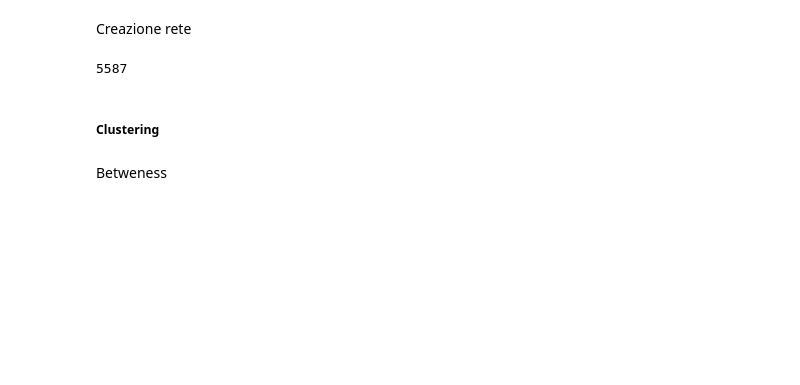
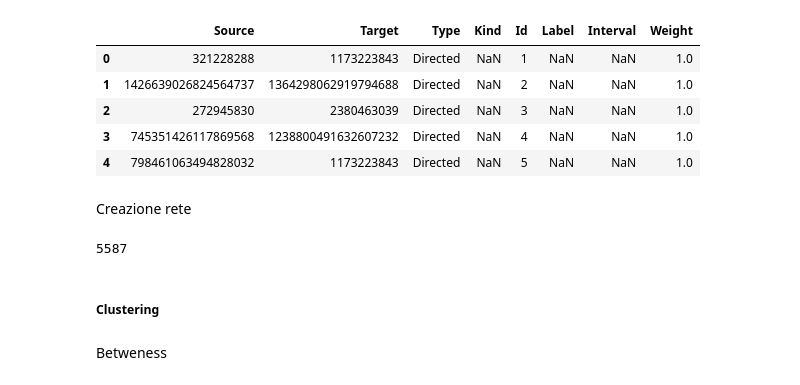
Before and after one commit to ES-git95/SMA-Project, a Jupyter notebook: iGraph.ipynb, the cells around one changed output. Drawn from its saved outputs; the diff is of its cells as text; code cells hidden in the pictures; blank space fills up the shorter version.

```diff
--- a/iGraph.ipynb
+++ b/iGraph.ipynb
@@ -10,4 +11,13 @@ edges=pd.read_csv("Edges_df4.csv")
 lista_edges=list(zip(edges["Source"],edges["Target"]))
+# %%
+edges.head()
+# %% [output]
+|  | Source | Target | Type | Kind | Id | Label | Interval | Weight |
+| 0 | 321228288 | 1173223843 | Directed | NaN | 1 | NaN | NaN | 1.0 |
+| 1 | 1426639026824564737 | 1364298062919794688 | Directed | NaN | 2 | NaN | NaN | 1.0 |
+| 2 | 272945830 | 2380463039 | Directed | NaN | 3 | NaN | NaN | 1.0 |
+| 3 | 745351426117869568 | 1238800491632607232 | Directed | NaN | 4 | NaN | NaN | 1.0 |
+| 4 | 798461063494828032 | 1173223843 | Directed | NaN | 5 | NaN | NaN | 1.0 |
 # %% [markdown]
 Creazione rete
 # %%
```
Also changed, not shown: parts of 9 cells of this notebook.
